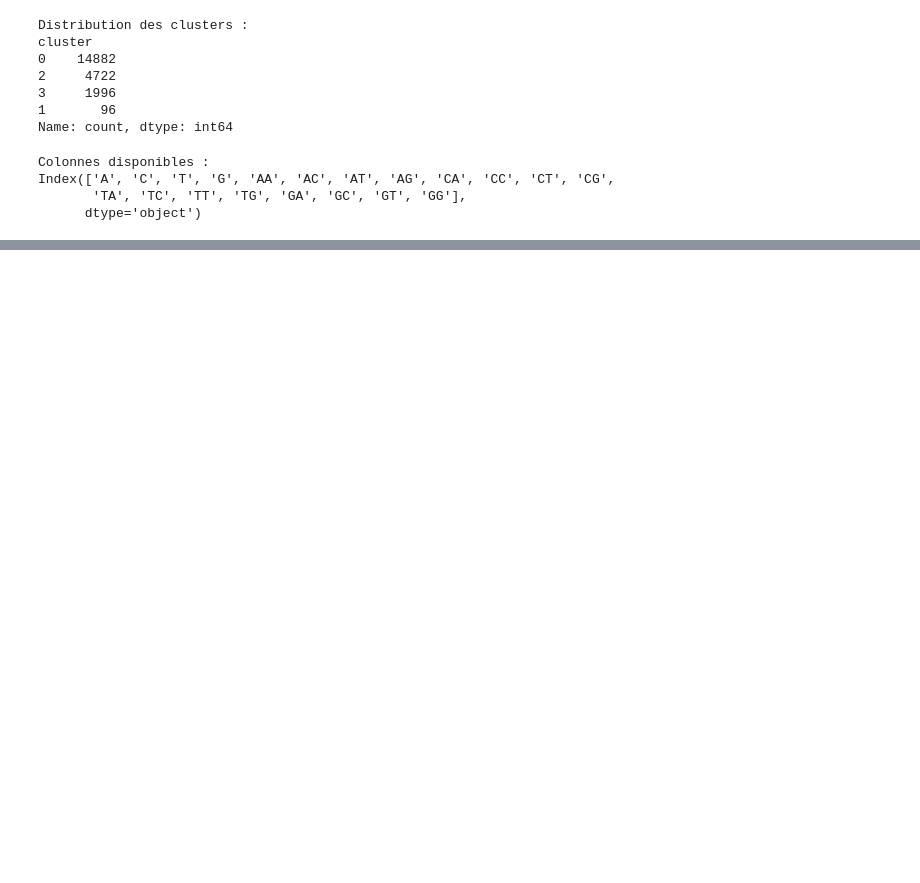
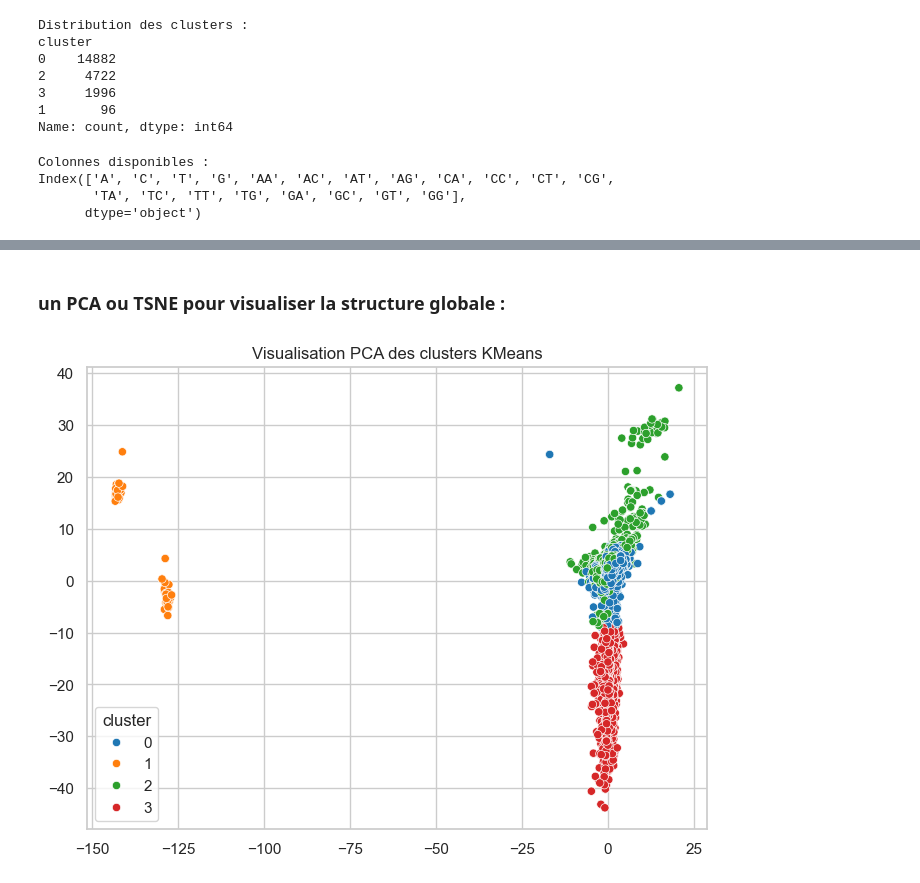
Before and after one commit to DiegoPierre/Projet-VIH-KmerData, a Jupyter notebook: FSM.ipynb, the cells around one changed output, grey strips where cells are left out. Saved outputs shown, nothing was run; the diff lists cells and outputs as text; code cells hidden in the pictures; blank space fills up the shorter version.

```diff
--- a/FSM.ipynb
+++ b/FSM.ipynb
@@ -271,0 +298,26 @@ plt.show()
+# %% [markdown]
+### un PCA ou TSNE pour visualiser la structure globale :
+# %%
+# Initialisation de l'objet PCA pour réduire les dimensions à 2 composantes principales
+pca = PCA(n_components=2)
+
+# Application du PCA sur les données normalisées X_scaled
+# fit_transform calcule les composantes principales et transforme les données
+pca_result = pca.fit_transform(X_scaled)
+
+# Création d'une figure matplotlib avec une taille de 8x6 pouces
+plt.figure(figsize=(8,6))
+
+# Création d'un scatterplot (nuage de points) avec seaborn
+# x = première composante principale, y = deuxième composante principale
+# hue=df['cluster'] colore les points selon le cluster auquel ils appartiennent
+# palette='tab10' définit une palette de couleurs qualitative
+sns.scatterplot(x=pca_result[:,0], y=pca_result[:,1], hue=df['cluster'], palette='tab10')
+
+# Ajout d'un titre au graphique
+plt.title("Visualisation PCA des clusters KMeans")
+
+# Affiche le graphique
+plt.show()
+# %% [output]
+[figure, added]
```
Also changed, not shown: parts of 8 cells of this notebook.
